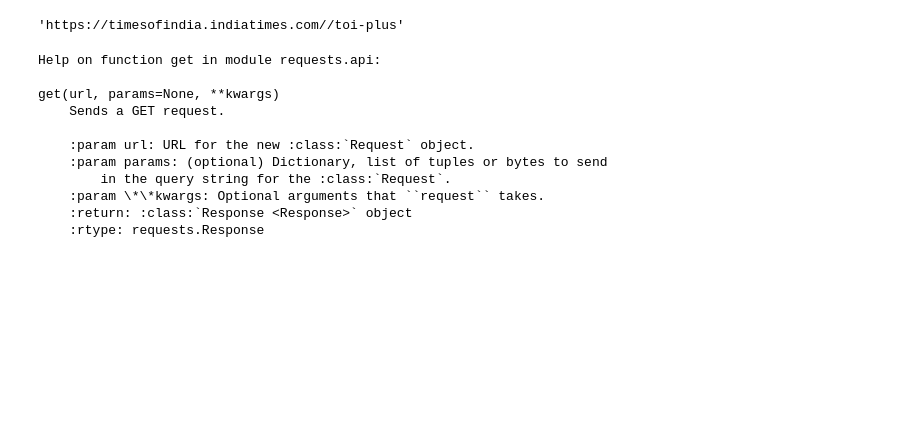
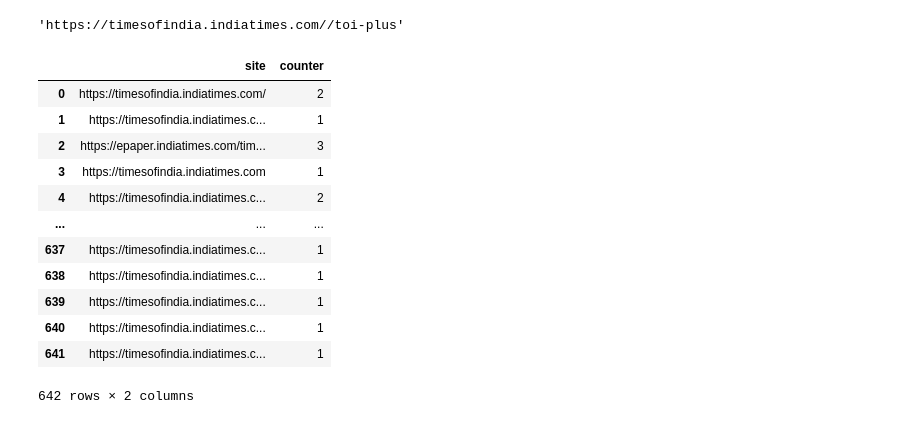
Before and after one commit to deaxparadox/ArtOfAIProject, a Jupyter notebook: 101-web-scraping-using-bs4/scraping-test.ipynb, the cells around one changed output. Cells and saved outputs as stored; diff of their text form; code cells hidden in the pictures; blank space fills up the shorter version.

```diff
--- a/101-web-scraping-using-bs4/scraping-test.ipynb
+++ b/101-web-scraping-using-bs4/scraping-test.ipynb
@@ -108,17 +111,25 @@ inValidUrls
 res.url + inValidUrls[0]
 # %% [output]
 'https://timesofindia.indiatimes.com//toi-plus'
-# %%
-help(requests.get)
-# %% [output]
-Help on function get in module requests.api:
-
-get(url, params=None, **kwargs)
-    Sends a GET request.
-
-    :param url: URL for the new :class:`Request` object.
-    :param params: (optional) Dictionary, list of tuples or bytes to send
-        in the query string for the :class:`Request`.
-    :param \*\*kwargs: Optional arguments that ``request`` takes.
-    :return: :class:`Response <Response>` object
-    :rtype: requests.Response
+# %%
+# creating pandas DataFrames
+data = {"site": [], "counter": []}
+for url, count in urlsCounter.items():
+    data["site"].append(url)
+    data["counter"].append(count)
+df = pd.DataFrame(data)
+df
+# %% [output]
+|  | site | counter |
+| 0 | https://timesofindia.indiatimes.com/ | 2 |
+| 1 | https://timesofindia.indiatimes.c... | 1 |
+| 2 | https://epaper.indiatimes.com/tim... | 3 |
+| 3 | https://timesofindia.indiatimes.com | 1 |
+| 4 | https://timesofindia.indiatimes.c... | 2 |
+| ... | ... | ... |
+| 637 | https://timesofindia.indiatimes.c... | 1 |
+| 638 | https://timesofindia.indiatimes.c... | 1 |
+| 639 | https://timesofindia.indiatimes.c... | 1 |
+| 640 | https://timesofindia.indiatimes.c... | 1 |
+| 641 | https://timesofindia.indiatimes.c... | 1 |
+642 rows × 2 columns
```
Also changed, not shown: parts of 4 cells of this notebook.
